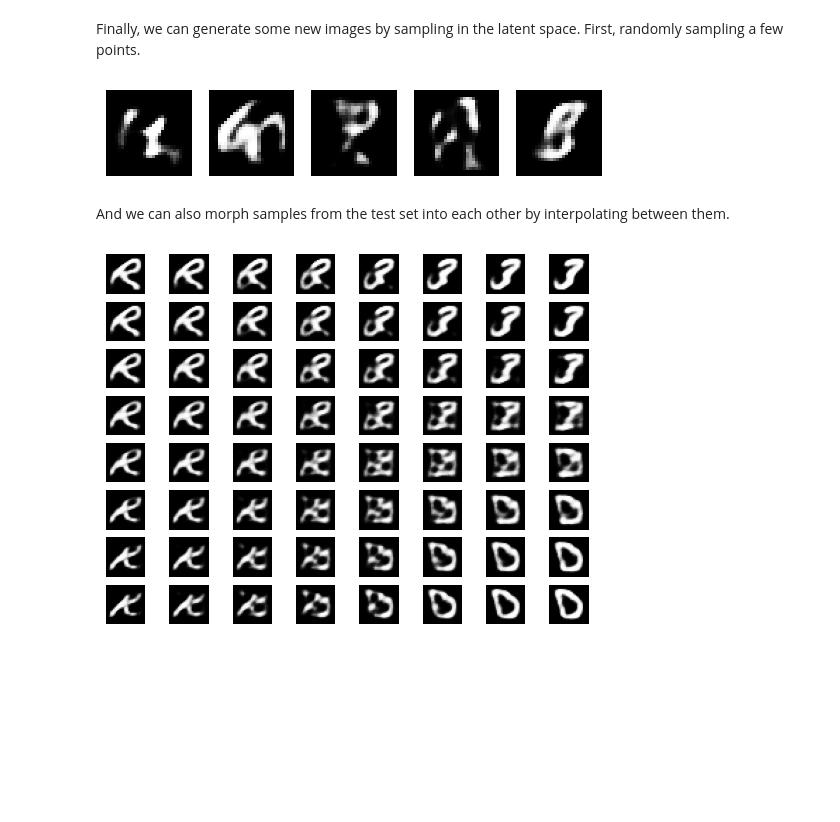
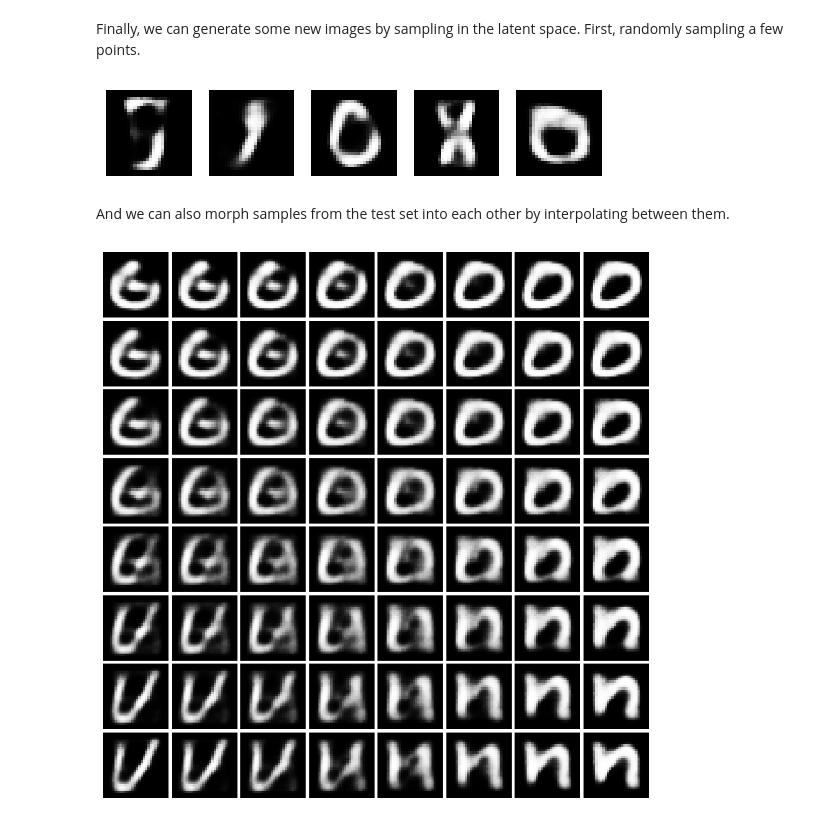
Before and after one commit to liam-a-edwards/hand_vae, a Jupyter notebook: demo.ipynb, the cells around one changed output. Saved outputs shown, nothing was run; the diff lists cells and outputs as text; code cells hidden in the pictures; blank space fills up the shorter version.

Commit message:
add figures + update README

```diff
--- a/demo.ipynb
+++ b/demo.ipynb
@@ -24,13 +24,14 @@ Test set shape: (18800, 784)
 # %% [markdown]
 Define the model and optimizer configs. Further details on the architecture can be found in utils.layers.
 # %%
-config = {"input_size": 784, "hidden_size": 128, "latent_size": 32}
+config = {"input_size": 784, "hidden_size": 128, "latent_size": 64}
 model = VAE(**config)
 optimizer = Adam(model.parameters())
 # %% [markdown]
 Train the model!
 # %%
-epochs = 10
+epochs = 8
+losses = []
 for epoch in range(epochs):
     total_loss = 0
     batch_size = 64
@@ -41,9 +42,16 @@ for epoch in range(epochs):
         x = Tensor(X_train[idx])
         optimizer.zero_grad()
         x_hat, mean, logvar = model(x)
-        loss = vae_loss(x, x_hat, mean, logvar)
+        loss = vae_loss(x, x_hat, mean, logvar, beta=3)
         loss.backward()
         optimizer.step()
         total_loss += loss.data
         seen = start + len(idx)
         pbar.set_postfix(loss=f"{total_loss / seen:.2f}")
+    losses.append({"epoch": epoch + 1, "loss": total_loss / seen})
+plt.figure(figsize=(4, 2))
+plt.title("Training Loss Curve")
+plt.xlabel("Epoch")
+plt.ylabel("Loss")
+plt.plot([l["epoch"] for l in losses], [l["loss"] for l in losses], label="Loss")
+plt.savefig("figures/training_loss.png", bbox_inches="tight")
@@ -101,23 +112,28 @@ for i in range(5):
     plt.subplot(1, 5, i + 1)
     plt.imshow(x_hat.data.reshape(28, 28), cmap="gray")
     plt.axis("off")
+plt.savefig("figures/samples.png", bbox_inches="tight")
 # %% [output]
-[figure, old version]
+[figure, new version]
 # %% [markdown]
 And we can also morph samples from the test set into each other by interpolating between them.
 # %%
 # Pick 4 distinct random indices from the test set to visualize
 indices = np.random.choice(len(X_test), 4, replace=False)
 z1, z2, z3, z4 = (model.encoder.forward(Tensor(X_test[i].reshape(1, -1)))[0].data for i in indices)
 
+plt.figure(figsize=(8, 8))
 for i in range(8):
     for j in range(8):
         alpha = i / 7
         beta = j / 7
         z_interpolated = (1 - alpha) * ((1 - beta) * z1 + beta * z2) + alpha * ((1 - beta) * z3 + beta * z4)
         interpolated_image = model.decoder.forward(Tensor(z_interpolated)).data.reshape(28, 28)
         plt.subplot(8, 8, i * 8 + j + 1)
         plt.imshow(interpolated_image, cmap="gray")
         plt.axis("off")
+
+plt.subplots_adjust(left=0.02, right=0.98, top=0.98, bottom=0.02, wspace=0.05, hspace=0.05)
+plt.savefig("figures/interpolation.png", bbox_inches="tight")
 # %% [output]
-[figure, old version]
+[figure, new version]
```
Also changed, not shown: parts of 3 cells of this notebook, 8 other files.
